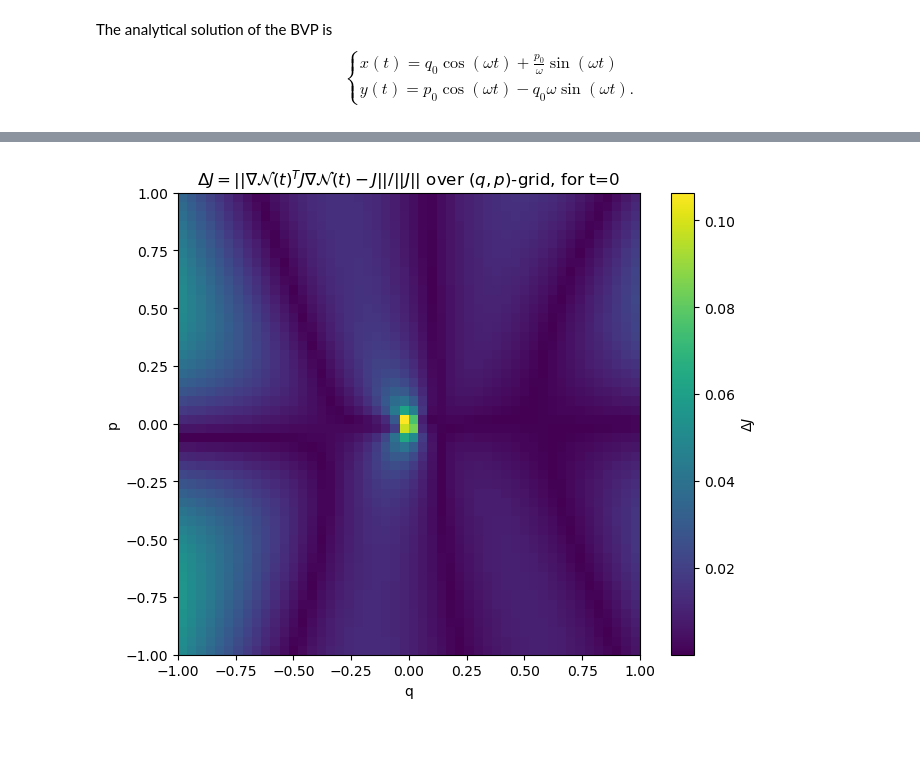
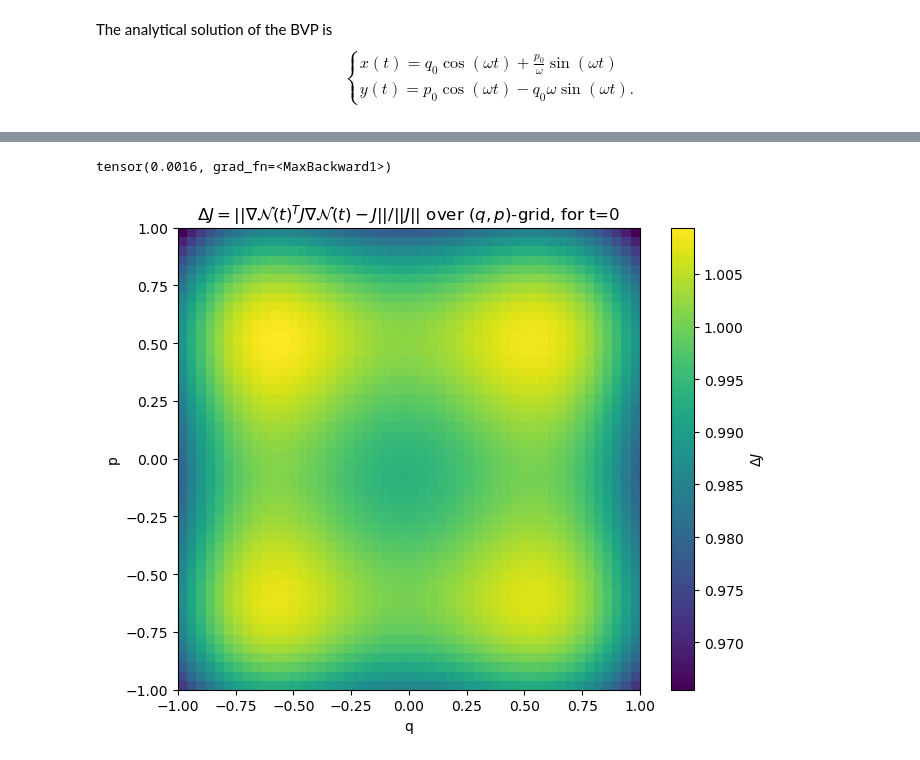
Before and after one commit to johanslettengren/Structure-Preserving-Operator-Learning, a Jupyter notebook: simple_harmonic_oscillator/oscillator.ipynb, the cells around one changed output, grey strips where cells are left out. Saved outputs shown, nothing was run; the diff lists cells and outputs as text; code cells hidden in the pictures.

```diff
--- a/simple_harmonic_oscillator/oscillator.ipynb
+++ b/simple_harmonic_oscillator/oscillator.ipynb
@@ -94,5 +103,42 @@ torch.Size([10, 1])
 KeyboardInterrupt:
-# %%
-model.test_symplecticity(T=0, num_pts=50)
-# %% [output]
-[figure, removed]
+# %%
+def test_symplecticity(T, num_pts=100):
+
+        J = torch.tensor([[0, 1], [-1, 0]], dtype=torch.float32)[None,...]
+        #norm_J = torch.linalg.norm(J)
+
+        grid_points = torch.linspace(-1, 1, num_pts, requires_grad=True, dtype=torch.float32)
+        mesh = torch.cartesian_prod(grid_points, grid_points)
+        #print(mesh)
+
+        t = torch.tensor([T], requires_grad=True, dtype=torch.float32).reshape(-1, 1)
+
+        delta_J = []
+
+        N = model.net(mesh, t)
+
+        print(torch.max(torch.abs(N[:,0,:] - mesh)))
+
+        row1 = grad(N[...,0], mesh, grad_outputs=torch.ones_like(N[...,0]), retain_graph=True)[0]
+
+        row2 = grad(N[...,1], mesh, grad_outputs=torch.ones_like(N[...,1]), retain_graph=True)[0]
+
+
+        det = row1[:,0]*row2[:,1] - row1[:,1]*row2[:,0]
+
+
+        det = np.array(det).reshape(num_pts, num_pts)
+        plt.figure(figsize=(8, 6))
+        plt.imshow(det, extent=(-1, 1, -1, 1), origin='lower', cmap='viridis')
+        plt.colorbar(label='$\Delta J$')
+        plt.title("$\Delta J = || \\nabla \mathcal{N}(t)^T J \\nabla \mathcal{N}(t) - J||/||J||$ over $(q,p)$-grid, for t=" + f"{T}")
+        plt.xlabel('q')
+        plt.ylabel('p')
+        plt.show()
+# %%
+#test_symplecticity(T=2, num_pts=50)
+#test_symplecticity(T=0.5, num_pts=50)
+test_symplecticity(T=0, num_pts=50)
+# %% [output]
+tensor(0.0016, grad_fn=<MaxBackward1>)
+[figure, added]
```
Also changed, not shown: parts of 11 cells of this notebook, 9 other files.
